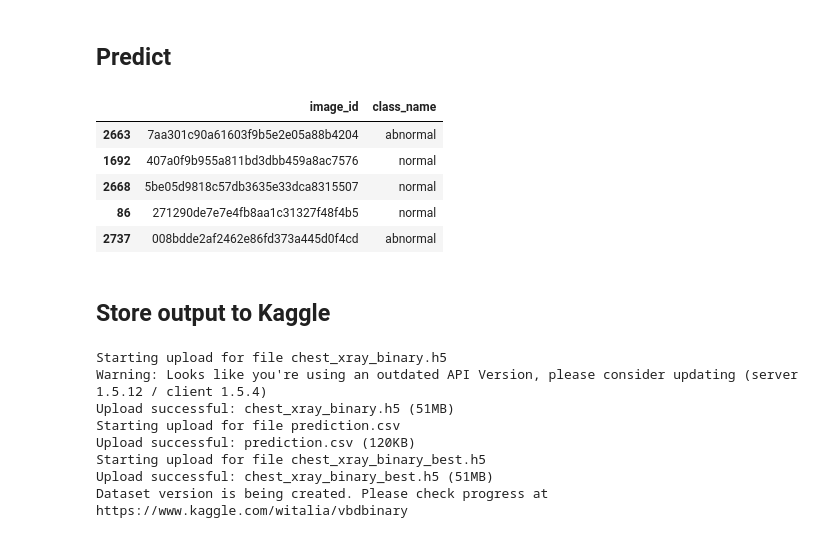
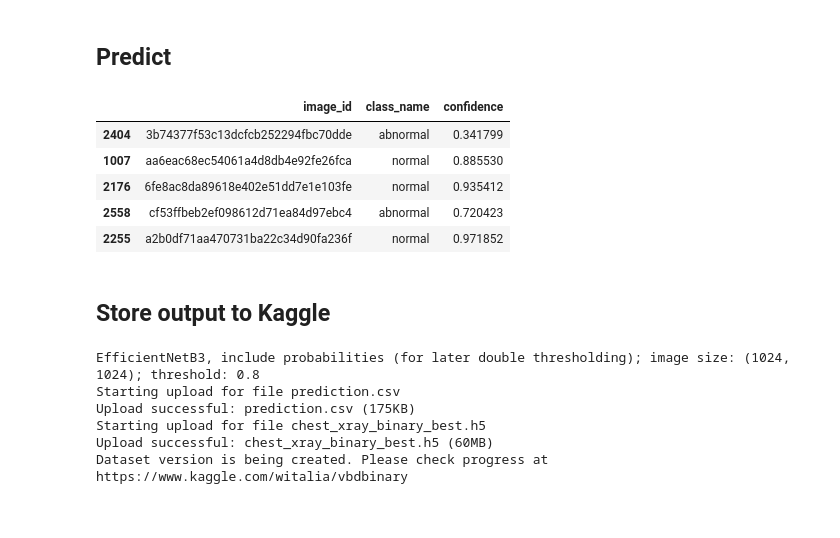
Before and after one commit to Witalia008/kaggle-public, a Jupyter notebook: vinbigdata-chest-xray-abnormalities-detection/vbd-binary-classifier.ipynb, the cells around one changed output. Saved outputs shown, nothing was run; the diff lists cells and outputs as text; code cells hidden in the pictures.

```diff
--- a/vinbigdata-chest-xray-abnormalities-detection/vbd-binary-classifier.ipynb
+++ b/vinbigdata-chest-xray-abnormalities-detection/vbd-binary-classifier.ipynb
@@ -127,9 +137,6 @@ abnormal     4394
 Name: class_name, dtype: int64
 # %% [markdown]
 ## Setup image loading and augmentation
-# %%
-IMAGE_SIZE = (512, 512)
-BATCH_SIZE = 16
 # %%
 generator = ImageDataGenerator(
     preprocessing_function=preprocess_input,
@@ -196,7 +203,7 @@ for layer in backbone.layers:
 model = Sequential([
     backbone,
     Dropout(0.2),
-    Dense(512, activation="relu"),
+    Dense(1024, activation="relu"),
     BatchNormalization(),
     Dropout(0.2),
     Dense(1, activation="sigmoid")
@@ -235,20 +242,21 @@ model.compile(optimizer=optimizer, loss=loss, metrics=metrics)
 # %% [markdown]
 ## Train the model
 # %%
-OUTPUT_FOLDER_CUR.mkdir(parents=True, exist_ok=True)
+if TRAIN:
+    OUTPUT_FOLDER_CUR.mkdir(parents=True, exist_ok=True)
 
-model_checkpoint = ModelCheckpoint(OUTPUT_FOLDER_CUR / "chest_xray_binary_best.h5", monitor="val_loss", save_best_only=True)
-early_stopping = EarlyStopping(monitor="val_loss", min_delta=1e-4, patience=3, verbose=1, restore_best_weights=True)
-reduce_lr_on_plateau = ReduceLROnPlateau(monitor="val_loss", factor=0.2, patience=2, min_lr=1e-6, verbose=1)
-tqdm_callback = tfa.callbacks.TQDMProgressBar()
+    model_checkpoint = ModelCheckpoint(OUTPUT_FOLDER_CUR / "chest_xray_binary_best.h5", monitor="val_loss", save_best_only=True)
+    early_stopping = EarlyStopping(monitor="val_loss", min_delta=1e-4, patience=3, verbose=1, restore_best_weights=True)
+    reduce_lr_on_plateau = ReduceLROnPlateau(monitor="val_loss", factor=0.2, patience=2, min_lr=1e-6, verbose=1)
+    tqdm_callback = tfa.callbacks.TQDMProgressBar()
 
-results = model.fit(
-    train_dataset,
-    epochs=30,
-    shuffle=False, # Already shuffled by datagen
-    callbacks=[model_checkpoint, early_stopping, reduce_lr_on_plateau, tqdm_callback],
-    validation_data=valid_dataset,
-    verbose=1
-)
+    results = model.fit(
+        train_dataset,
+        epochs=30,
+        shuffle=False, # Already shuffled by datagen
+        callbacks=[model_checkpoint, early_stopping, reduce_lr_on_plateau, tqdm_callback],
+        validation_data=valid_dataset,
+        verbose=1
+    )
 
-model.save(OUTPUT_FOLDER_CUR / "chest_xray_binary.h5")
+    model.save(OUTPUT_FOLDER_CUR / "chest_xray_binary.h5")
@@ -332,43 +319,45 @@ Text(0.5, 1.0, 'Precision-Recall Curve')
 # %%
 from tensorflow.keras.preprocessing.image import load_img, img_to_array
 
 class_id_to_name = {v: k for k, v in train_dataset.class_indices.items()}
 images = list((INPUT_FOLDER_PNG / "test").iterdir())
-results = pd.DataFrame(columns=["image_id", "class_name"])
+results = pd.DataFrame(columns=["image_id", "class_name", "confidence"])
 
 for image_file in tqdm(images, total=len(images)):
     image = load_img(image_file, target_size=IMAGE_SIZE)
     image = img_to_array(image)
     image = np.expand_dims(image, axis=0)
     image = preprocess_input(image)
 
     pred_prob = model.predict(image)
     pred = int((pred_prob > THRESHOLD).squeeze())
+    pred_prob = float(pred_prob.squeeze())
 
-    results = results.append({"image_id": image_file.stem, "class_name": class_id_to_name[pred]}, ignore_index=True)
+    results = results.append({"image_id": image_file.stem, "class_name": class_id_to_name[pred], "confidence": pred_prob}, ignore_index=True)
 
 results.to_csv(OUTPUT_FOLDER_CUR / "prediction.csv", index=False)
 results.sample(5)
 # %% [output]
-|  | image_id | class_name |
-| 2663 | 7aa301c90a61603f9b5e2e05a88b4204 | abnormal |
-| 1692 | 407a0f9b955a811bd3dbb459a8ac7576 | normal |
-| 2668 | 5be05d9818c57db3635e33dca8315507 | normal |
-| 86 | 271290de7e7e4fb8aa1c31327f48f4b5 | normal |
-| 2737 | 008bdde2af2462e86fd373a445d0f4cd | abnormal |
+|  | image_id | class_name | confidence |
+| 2404 | 3b74377f53c13dcfcb252294fbc70dde | abnormal | 0.341799 |
+| 1007 | aa6eac68ec54061a4d8db4e92fe26fca | normal | 0.885530 |
+| 2176 | 6fe8ac8da89618e402e51dd7e1e103fe | normal | 0.935412 |
+| 2558 | cf53ffbeb2ef098612d71ea84d97ebc4 | abnormal | 0.720423 |
+| 2255 | a2b0df71aa470731ba22c34d90fa236f | normal | 0.971852 |
 # %% [markdown]
 ## Store output to Kaggle
 # %%
+version_message = f"{version_notes}; image size: {IMAGE_SIZE}; threshold: {THRESHOLD}"
+!echo "{version_message}"
+
 dump_dataset_metadata("witalia", "vbdbinary", OUTPUT_FOLDER_CUR)
 
 # !kaggle datasets create -p {OUTPUT_FOLDER_CUR} -r zip
-!kaggle datasets version -m "{version_notes}" -p {OUTPUT_FOLDER_CUR} -r zip
+!kaggle datasets version -m "{version_message}" -p {OUTPUT_FOLDER_CUR} -r zip
 # %% [output]
-Starting upload for file chest_xray_binary.h5
-Warning: Looks like you're using an outdated API Version, please consider updating (server 1.5.12 / client 1.5.4)
-Upload successful: chest_xray_binary.h5 (51MB)
+EfficientNetB3, include probabilities (for later double thresholding); image size: (1024, 1024); threshold: 0.8
 Starting upload for file prediction.csv
-Upload successful: prediction.csv (120KB)
+Upload successful: prediction.csv (175KB)
 Starting upload for file chest_xray_binary_best.h5
-Upload successful: chest_xray_binary_best.h5 (51MB)
+Upload successful: chest_xray_binary_best.h5 (60MB)
 Dataset version is being created. Please check progress at https://www.kaggle.com/witalia/vbdbinary
```
Also changed, not shown: parts of 14 cells of this notebook, 1 other file.
